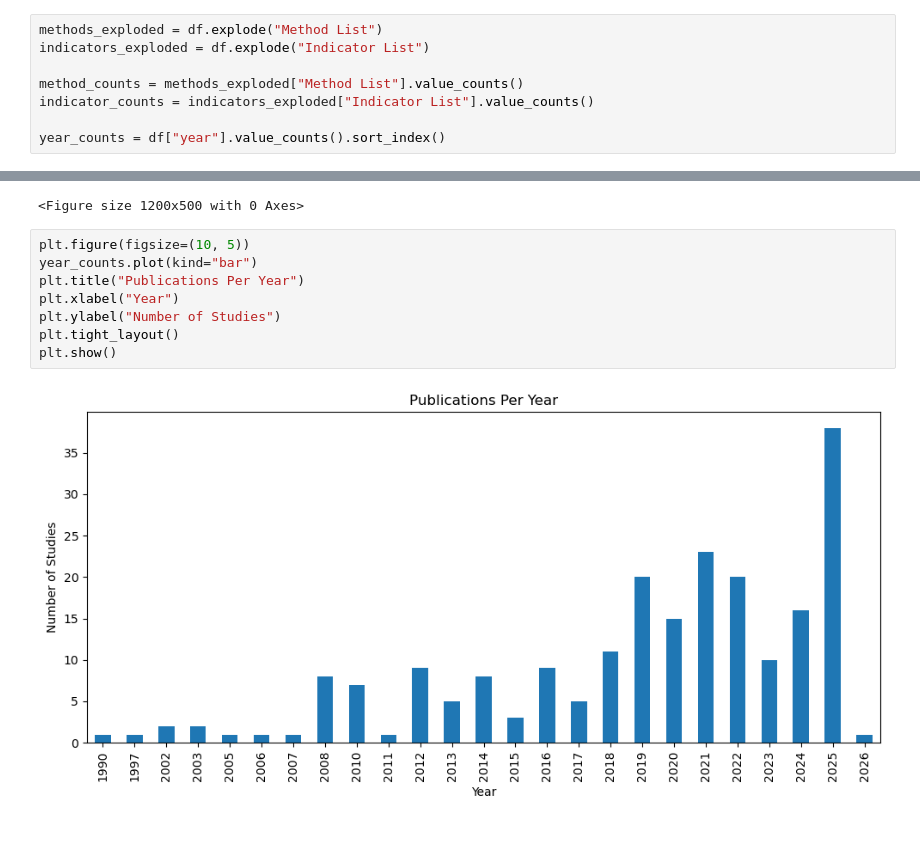
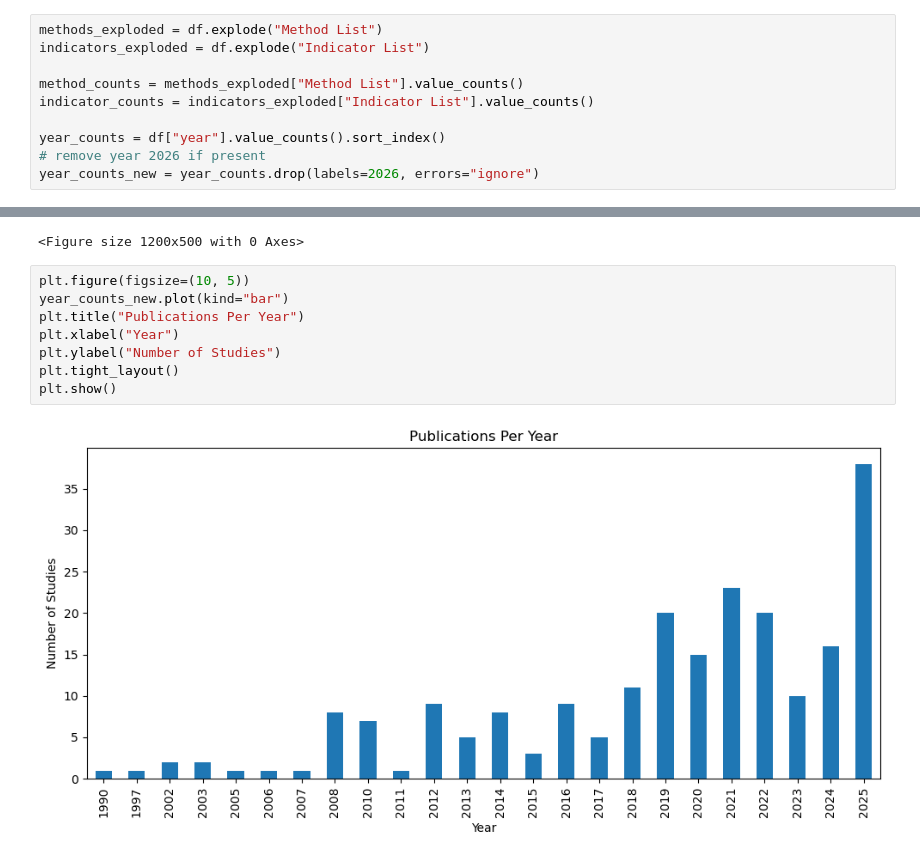
Before and after one commit to DolapoSalim/literature_syn_analysis, a Jupyter notebook: scripts/load_data.ipynb, the cells around one changed output, grey strips where cells are left out. Saved outputs shown, nothing was run; the diff lists cells and outputs as text.

```diff
--- a/scripts/load_data.ipynb
+++ b/scripts/load_data.ipynb
@@ -82,6 +82,8 @@ method_counts = methods_exploded["Method List"].value_counts()
 indicator_counts = indicators_exploded["Indicator List"].value_counts()
 
 year_counts = df["year"].value_counts().sort_index()
+# remove year 2026 if present
+year_counts_new = year_counts.drop(labels=2026, errors="ignore")
 # %% [markdown]
 #### CROSSTAB (Top 6 methods × Top 8 indicators)
 # %%
@@ -136,11 +138,11 @@ plt.figure(figsize=(12, 5))
 <Figure size 1200x500 with 0 Axes>
 # %%
 plt.figure(figsize=(10, 5))
-year_counts.plot(kind="bar")
+year_counts_new.plot(kind="bar")
 plt.title("Publications Per Year")
 plt.xlabel("Year")
 plt.ylabel("Number of Studies")
 plt.tight_layout()
 plt.show()
 # %% [output]
-[figure, old version]
+[figure, new version]
```
